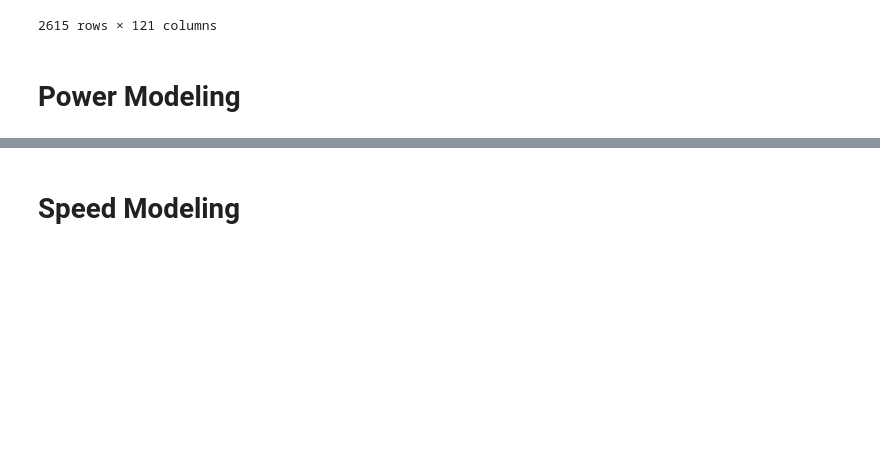
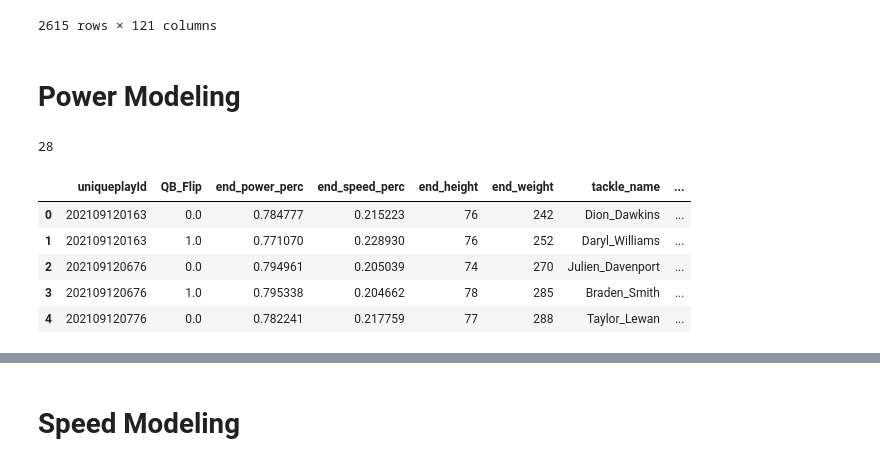
Before and after one commit to cnickol26/BigDataBowl2023, a Jupyter notebook: Modeling_Josh.ipynb, the cells around one changed output, grey strips where cells are left out. Saved outputs shown, nothing was run; the diff lists cells and outputs as text; code cells hidden in the pictures; blank space fills up the shorter version.

Commit message:
Power Model Attempt

```diff
--- a/Modeling_Josh.ipynb
+++ b/Modeling_Josh.ipynb
@@ -373,0 +378,14 @@ speed_dummies
+# %%
+# Amount of data removed by train test split
+len(power_data) - len(train_power) - len(test_power)
+# %% [output]
+28
+# %%
+power_data.head()
+# %% [output]
+|  | uniqueplayId | QB_Flip | end_power_perc | end_speed_perc | end_height | end_weight | tackle_name | ... |
+| 0 | 202109120163 | 0.0 | 0.784777 | 0.215223 | 76 | 242 | Dion_Dawkins | ... |
+| 1 | 202109120163 | 1.0 | 0.771070 | 0.228930 | 76 | 252 | Daryl_Williams | ... |
+| 2 | 202109120676 | 0.0 | 0.794961 | 0.205039 | 74 | 270 | Julien_Davenport | ... |
+| 3 | 202109120676 | 1.0 | 0.795338 | 0.204662 | 78 | 285 | Braden_Smith | ... |
+| 4 | 202109120776 | 0.0 | 0.782241 | 0.217759 | 77 | 288 | Taylor_Lewan | ... |
```
Also changed, not shown: parts of 3 cells of this notebook, 1 other file.
